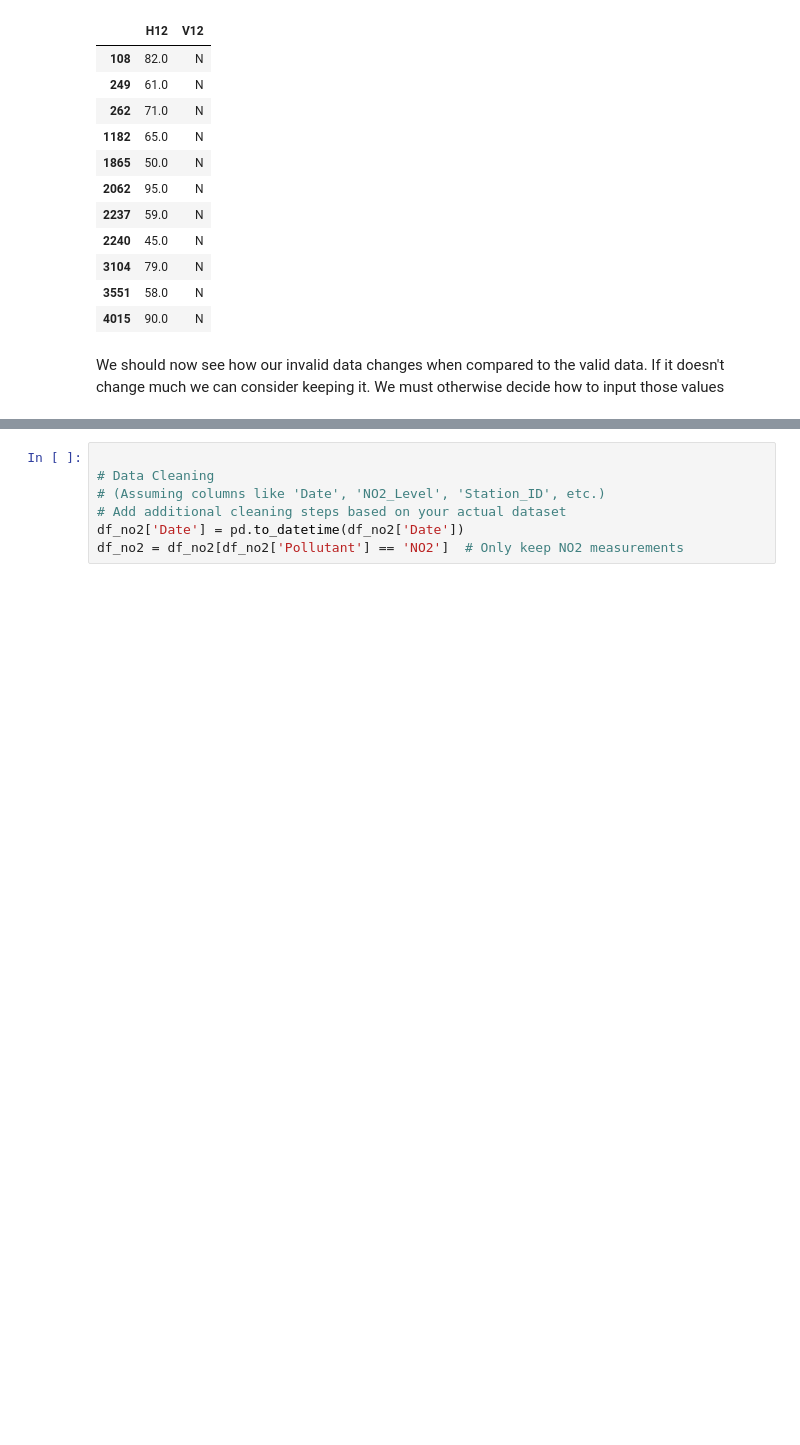
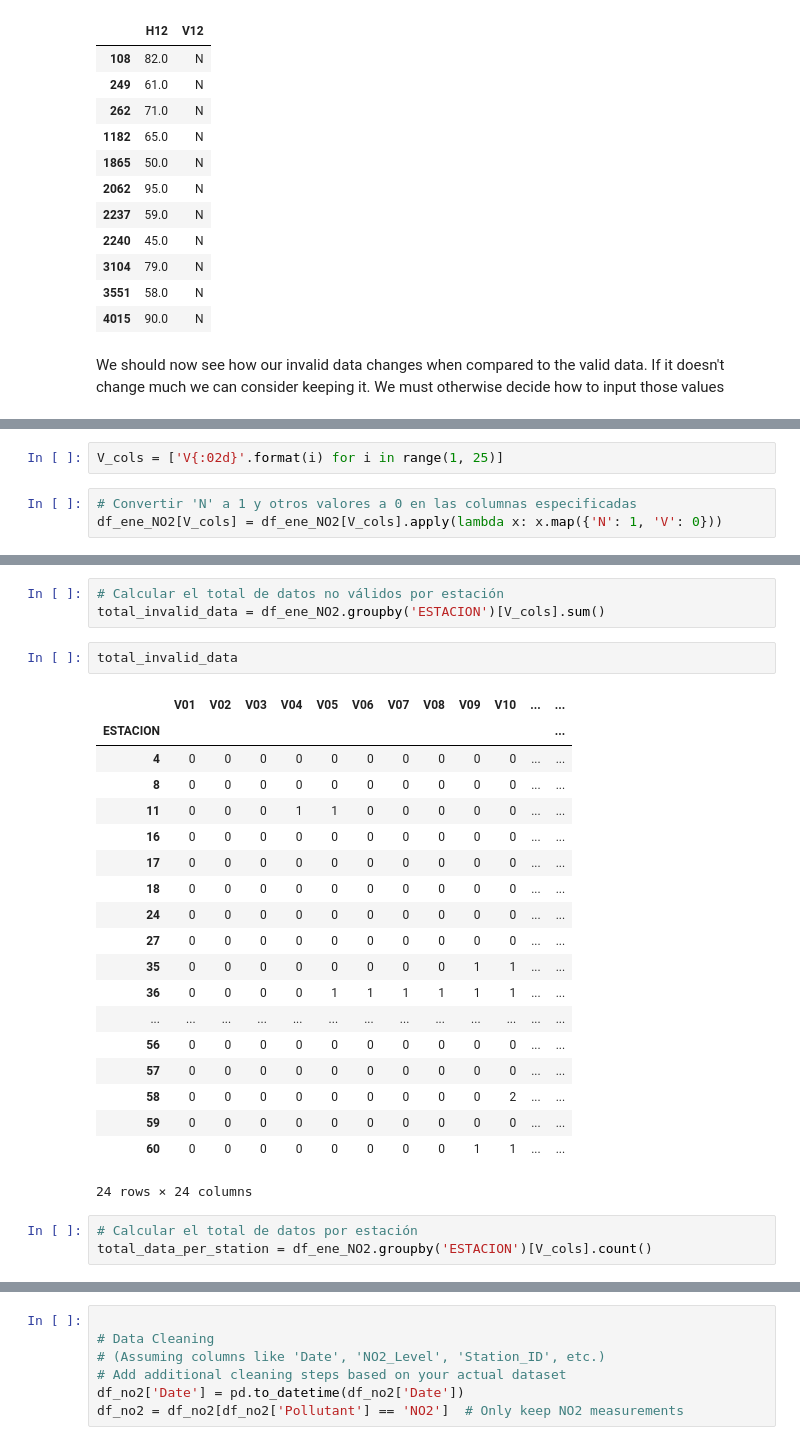
Before and after one commit to carleondel/madrid_pollution_project, a Jupyter notebook: src/exploration.ipynb, the cells around one changed output, grey strips where cells are left out. Cells and saved outputs as stored; diff of their text form; blank space fills up the shorter version.

```diff
--- a/src/exploration.ipynb
+++ b/src/exploration.ipynb
@@ -148,0 +195,5 @@ We should now see how our invalid data changes when compared to the valid data.
+# %%
+V_cols = ['V{:02d}'.format(i) for i in range(1, 25)]
+# %%
+# Convertir 'N' a 1 y otros valores a 0 en las columnas especificadas
+df_ene_NO2[V_cols] = df_ene_NO2[V_cols].apply(lambda x: x.map({'N': 1, 'V': 0}))
@@ -148,0 +210,28 @@ We should now see how our invalid data changes when compared to the valid data.
+# %%
+# Calcular el total de datos no válidos por estación
+total_invalid_data = df_ene_NO2.groupby('ESTACION')[V_cols].sum()
+# %%
+total_invalid_data
+# %% [output]
+|  | V01 | V02 | V03 | V04 | V05 | V06 | V07 | V08 | V09 | V10 | ... | ... |
+| ESTACION |  |  |  |  |  |  |  |  |  |  |  | ... |
+| 4 | 0 | 0 | 0 | 0 | 0 | 0 | 0 | 0 | 0 | 0 | ... | ... |
+| 8 | 0 | 0 | 0 | 0 | 0 | 0 | 0 | 0 | 0 | 0 | ... | ... |
+| 11 | 0 | 0 | 0 | 1 | 1 | 0 | 0 | 0 | 0 | 0 | ... | ... |
+| 16 | 0 | 0 | 0 | 0 | 0 | 0 | 0 | 0 | 0 | 0 | ... | ... |
+| 17 | 0 | 0 | 0 | 0 | 0 | 0 | 0 | 0 | 0 | 0 | ... | ... |
+| 18 | 0 | 0 | 0 | 0 | 0 | 0 | 0 | 0 | 0 | 0 | ... | ... |
+| 24 | 0 | 0 | 0 | 0 | 0 | 0 | 0 | 0 | 0 | 0 | ... | ... |
+| 27 | 0 | 0 | 0 | 0 | 0 | 0 | 0 | 0 | 0 | 0 | ... | ... |
+| 35 | 0 | 0 | 0 | 0 | 0 | 0 | 0 | 0 | 1 | 1 | ... | ... |
+| 36 | 0 | 0 | 0 | 0 | 1 | 1 | 1 | 1 | 1 | 1 | ... | ... |
+| ... | ... | ... | ... | ... | ... | ... | ... | ... | ... | ... | ... | ... |
+| 56 | 0 | 0 | 0 | 0 | 0 | 0 | 0 | 0 | 0 | 0 | ... | ... |
+| 57 | 0 | 0 | 0 | 0 | 0 | 0 | 0 | 0 | 0 | 0 | ... | ... |
+| 58 | 0 | 0 | 0 | 0 | 0 | 0 | 0 | 0 | 0 | 2 | ... | ... |
+| 59 | 0 | 0 | 0 | 0 | 0 | 0 | 0 | 0 | 0 | 0 | ... | ... |
+| 60 | 0 | 0 | 0 | 0 | 0 | 0 | 0 | 0 | 1 | 1 | ... | ... |
+24 rows × 24 columns
+# %%
+# Calcular el total de datos por estación
+total_data_per_station = df_ene_NO2.groupby('ESTACION')[V_cols].count()
```
Also changed, not shown: parts of 32 cells of this notebook.
